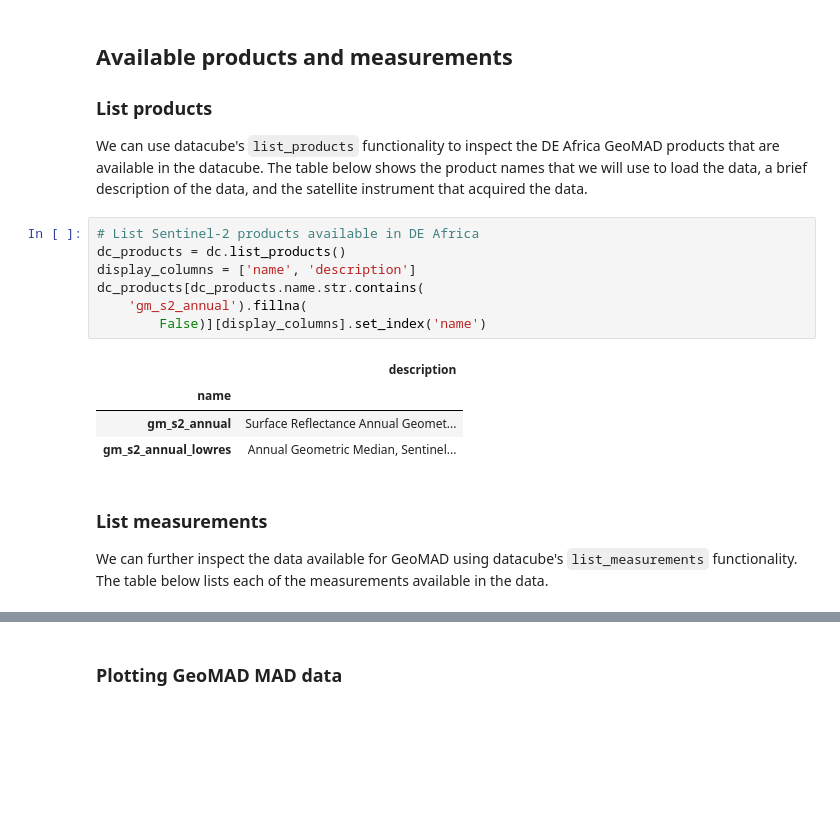
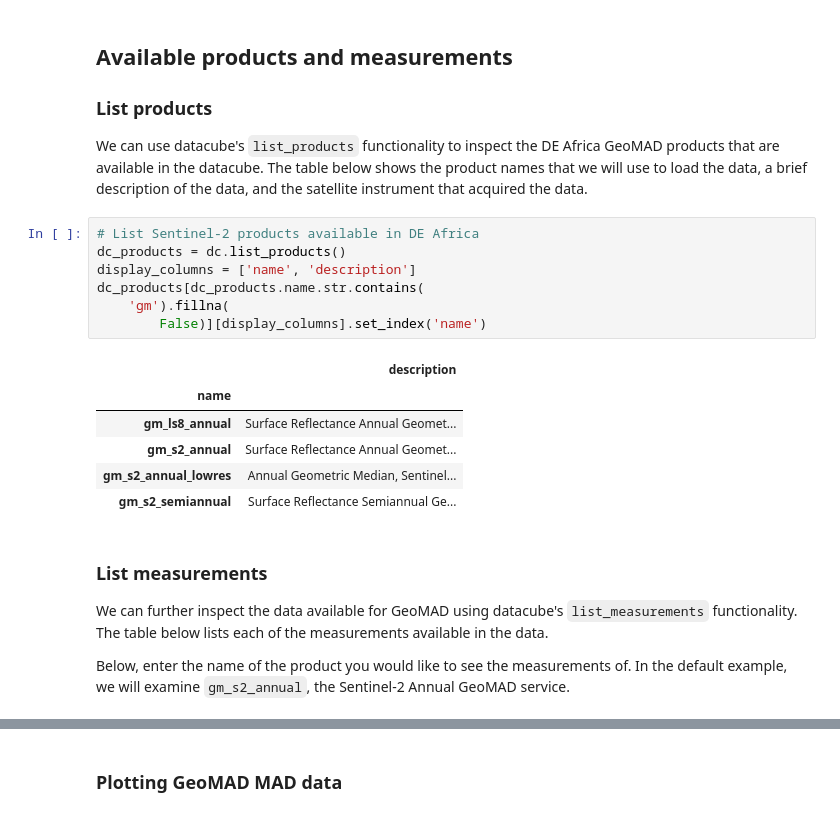
Before and after one commit to digitalearthafrica/deafrica-sandbox-notebooks, a Jupyter notebook: Datasets/GeoMAD.ipynb, the cells around one changed output, grey strips where cells are left out. Cells and saved outputs as stored; diff of their text form; blank space fills up the shorter version.

```diff
--- a/Datasets/GeoMAD.ipynb
+++ b/Datasets/GeoMAD.ipynb
@@ -74,16 +75,20 @@ We can use datacube's `list_products` functionality to inspect the DE Africa Geo
 # %%
 # List Sentinel-2 products available in DE Africa
 dc_products = dc.list_products()
 display_columns = ['name', 'description']
 dc_products[dc_products.name.str.contains(
-    'gm_s2_annual').fillna(
+    'gm').fillna(
         False)][display_columns].set_index('name')
 # %% [output]
 |  | description |
 | name |  |
+| gm_ls8_annual | Surface Reflectance Annual Geomet... |
 | gm_s2_annual | Surface Reflectance Annual Geomet... |
 | gm_s2_annual_lowres | Annual Geometric Median, Sentinel... |
+| gm_s2_semiannual | Surface Reflectance Semiannual Ge... |
 # %% [markdown]
 ### List measurements
 
 We can further inspect the data available for GeoMAD using datacube's `list_measurements` functionality. The table below lists each of the measurements available in the data.
+
+Below, enter the name of the product you would like to see the measurements of. In the default example, we will examine `gm_s2_annual`, the Sentinel-2 Annual GeoMAD service.
```
Also changed, not shown: parts of 26 cells of this notebook, 9 other files.
